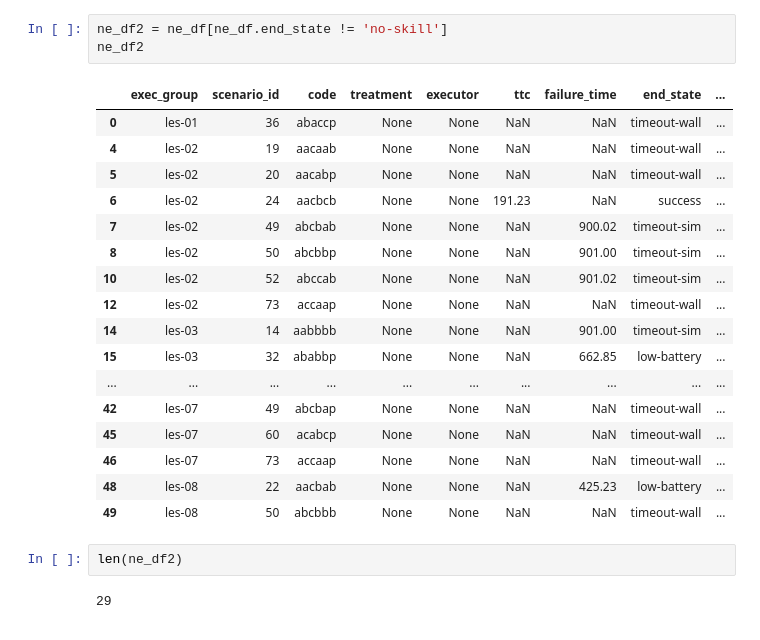
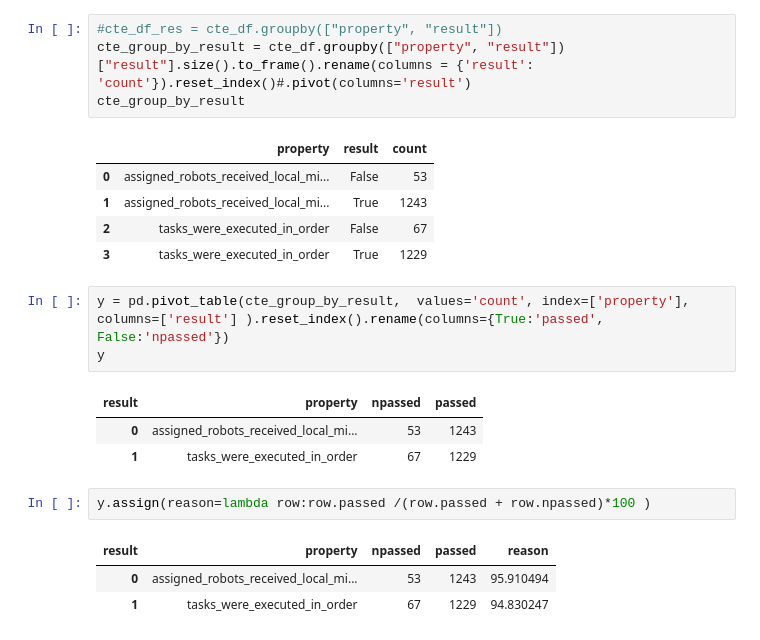
Before and after one commit to VicenteMoraes/hmrs_analysis, a Jupyter notebook: notebooks/Verifications.ipynb, the cells around one changed output. Saved outputs shown, nothing was run; the diff lists cells and outputs as text.

```diff
--- a/notebooks/Verifications.ipynb
+++ b/notebooks/Verifications.ipynb
@@ -57,25 +51,23 @@ ne_df
-# %%
-ne_df2 = ne_df[ne_df.end_state != 'no-skill']
-ne_df2
-# %% [output]
-|  | exec_group | scenario_id | code | treatment | executor | ttc | failure_time | end_state | ... |
-| 0 | les-01 | 36 | abaccp | None | None | NaN | NaN | timeout-wall | ... |
-| 4 | les-02 | 19 | aacaab | None | None | NaN | NaN | timeout-wall | ... |
-| 5 | les-02 | 20 | aacabp | None | None | NaN | NaN | timeout-wall | ... |
-| 6 | les-02 | 24 | aacbcb | None | None | 191.23 | NaN | success | ... |
-| 7 | les-02 | 49 | abcbab | None | None | NaN | 900.02 | timeout-sim | ... |
-| 8 | les-02 | 50 | abcbbp | None | None | NaN | 901.00 | timeout-sim | ... |
-| 10 | les-02 | 52 | abccab | None | None | NaN | 901.02 | timeout-sim | ... |
-| 12 | les-02 | 73 | accaap | None | None | NaN | NaN | timeout-wall | ... |
-| 14 | les-03 | 14 | aabbbb | None | None | NaN | 901.00 | timeout-sim | ... |
-| 15 | les-03 | 32 | ababbp | None | None | NaN | 662.85 | low-battery | ... |
-| ... | ... | ... | ... | ... | ... | ... | ... | ... | ... |
-| 42 | les-07 | 49 | abcbap | None | None | NaN | NaN | timeout-wall | ... |
-| 45 | les-07 | 60 | acabcp | None | None | NaN | NaN | timeout-wall | ... |
-| 46 | les-07 | 73 | accaap | None | None | NaN | NaN | timeout-wall | ... |
-| 48 | les-08 | 22 | aacbab | None | None | NaN | 425.23 | low-battery | ... |
-| 49 | les-08 | 50 | abcbbb | None | None | NaN | NaN | timeout-wall | ... |
+# %%
+#cte_df_res = cte_df.groupby(["property", "result"])
+cte_group_by_result = cte_df.groupby(["property", "result"])["result"].size().to_frame().rename(columns = {'result': 'count'}).reset_index()#.pivot(columns='result')
+cte_group_by_result
+# %% [output]
+|  | property | result | count |
+| 0 | assigned_robots_received_local_mi... | False | 53 |
+| 1 | assigned_robots_received_local_mi... | True | 1243 |
+| 2 | tasks_were_executed_in_order | False | 67 |
+| 3 | tasks_were_executed_in_order | True | 1229 |
+# %%
+y = pd.pivot_table(cte_group_by_result,  values='count', index=['property'], columns=['result'] ).reset_index().rename(columns={True:'passed', False:'npassed'})
+y
+# %% [output]
+| result | property | npassed | passed |
+| 0 | assigned_robots_received_local_mi... | 53 | 1243 |
+| 1 | tasks_were_executed_in_order | 67 | 1229 |
 # %%
-len(ne_df2)
+y.assign(reason=lambda row:row.passed /(row.passed + row.npassed)*100 )
 # %% [output]
-29
+| result | property | npassed | passed | reason |
+| 0 | assigned_robots_received_local_mi... | 53 | 1243 | 95.910494 |
+| 1 | tasks_were_executed_in_order | 67 | 1229 | 94.830247 |
```
Also changed, not shown: parts of 5 cells of this notebook, 1 other file.
